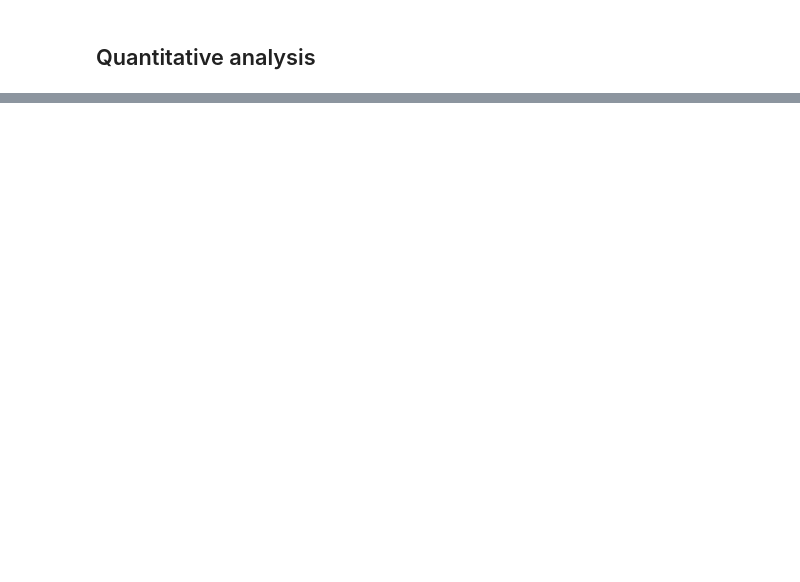
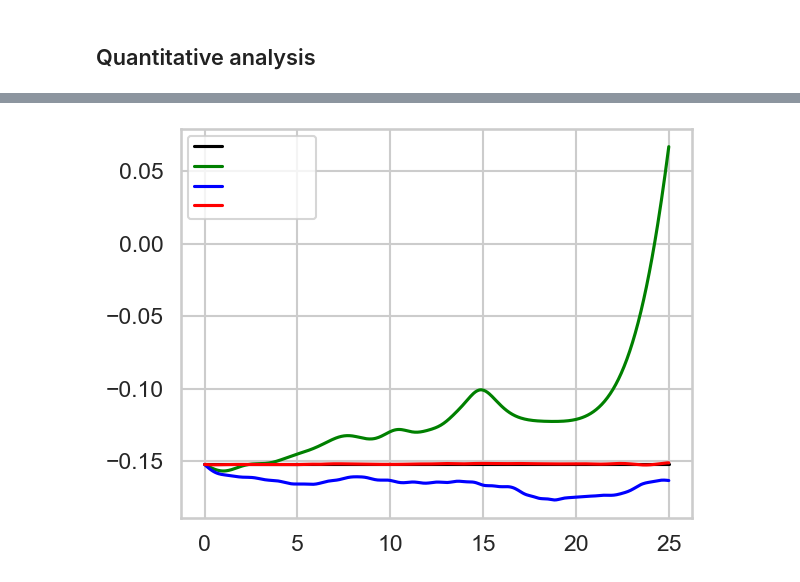
Before and after one commit to ZongyuWu97/hamiltonian-nn, a Jupyter notebook: analyze-2body.ipynb, the cells around one changed output, grey strips where cells are left out. Cells and saved outputs as stored; diff of their text form; code cells hidden in the pictures; blank space fills up the shorter version.

```diff
--- a/analyze-2body.ipynb
+++ b/analyze-2body.ipynb
@@ -724,3 +724,27 @@ fig.savefig("{}/orbits_total_energy_notext.png".format(args.fig_dir, FORMAT))
+# %%
+import seaborn as sns
+
+# Seaborn Styling
+sns.set(style="whitegrid", context="talk")
+fig = plt.figure()
+
+# Plot energy curves
+sns.lineplot(x=t_domain, y=true_energies[4], color="black", label="                    ")
+sns.lineplot(x=t_domain, y=base_energies[4], color="green", label="                    ")
+sns.lineplot(x=t_domain, y=hnn_energies[4], color="blue", label="                    ")
+sns.lineplot(x=t_domain, y=kan_energies[4], color="red", label="                    ")
+
+# Labels and Legend
+# ax.set_xlabel("Time", fontsize=14)
+# ax.set_ylabel("Total Energy", fontsize=14)
+plt.legend(fontsize=10)
+
+# Tight Layout and Save
+plt.tight_layout()
+plt.show()
+fig.savefig("{}/orbits_total_energy_seaborn.png".format(args.fig_dir, FORMAT))
+# %% [output]
+[figure, added]
 # %%
 lw = 3  # linewidth
 fs = 9
```
Also changed, not shown: parts of 12 cells of this notebook, 38 other files.
